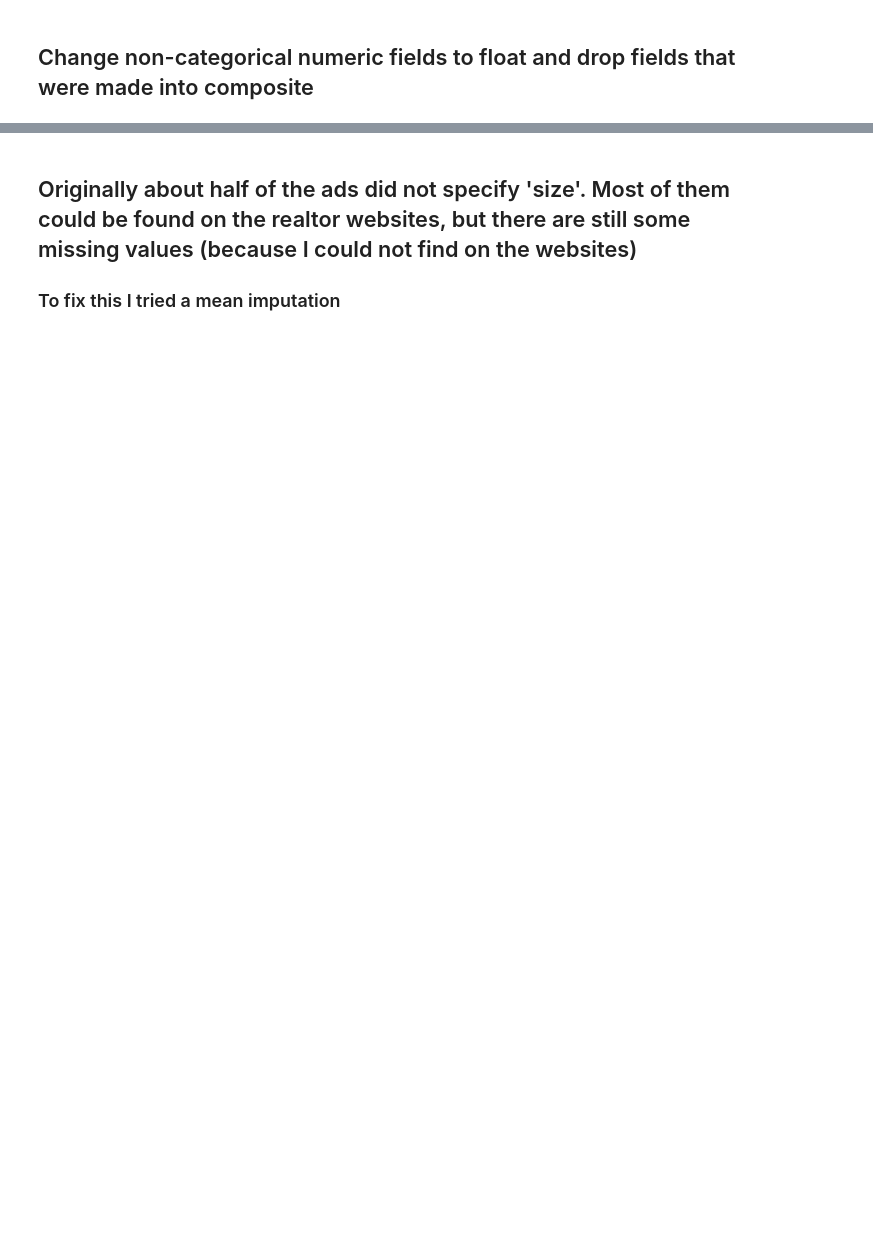
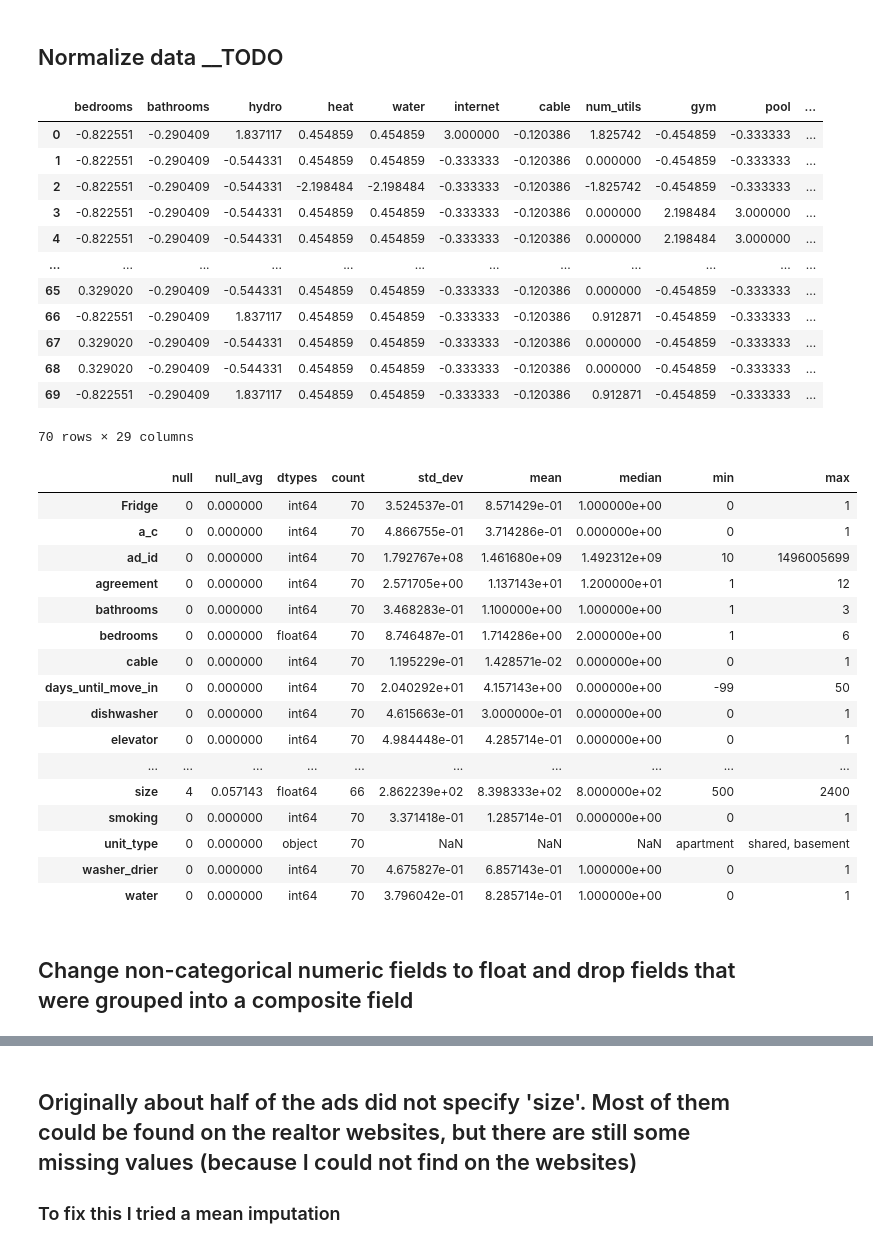
Before and after one commit to suarez96/apartment_regression, a Jupyter notebook: apartment.ipynb, the cells around one changed output, grey strips where cells are left out. Cells and saved outputs as stored; diff of their text form; code cells hidden in the pictures; blank space fills up the shorter version.

```diff
--- a/apartment.ipynb
+++ b/apartment.ipynb
@@ -77,7 +82,52 @@ float64     1
 object      1
 dtype: int64
+# %% [markdown]
+## Normalize data __TODO
+# %%
+from sklearn.preprocessing import StandardScaler
+categorical = ['ad_id', 'unit_type']
+cat = df.loc[:, categorical]
+num = df.drop(columns=categorical)
+norm = pd.concat([pd.DataFrame(StandardScaler().fit_transform(num), columns = num.columns), cat], axis = 1)
+display(norm)
+if NORMALIZE == True:
+    df = norm
+
+
+display(summary(df))
+# %% [output]
+|  | bedrooms | bathrooms | hydro | heat | water | internet | cable | num_utils | gym | pool | ... |
+| 0 | -0.822551 | -0.290409 | 1.837117 | 0.454859 | 0.454859 | 3.000000 | -0.120386 | 1.825742 | -0.454859 | -0.333333 | ... |
+| 1 | -0.822551 | -0.290409 | -0.544331 | 0.454859 | 0.454859 | -0.333333 | -0.120386 | 0.000000 | -0.454859 | -0.333333 | ... |
+| 2 | -0.822551 | -0.290409 | -0.544331 | -2.198484 | -2.198484 | -0.333333 | -0.120386 | -1.825742 | -0.454859 | -0.333333 | ... |
+| 3 | -0.822551 | -0.290409 | -0.544331 | 0.454859 | 0.454859 | -0.333333 | -0.120386 | 0.000000 | 2.198484 | 3.000000 | ... |
+| 4 | -0.822551 | -0.290409 | -0.544331 | 0.454859 | 0.454859 | -0.333333 | -0.120386 | 0.000000 | 2.198484 | 3.000000 | ... |
+| ... | ... | ... | ... | ... | ... | ... | ... | ... | ... | ... | ... |
+| 65 | 0.329020 | -0.290409 | -0.544331 | 0.454859 | 0.454859 | -0.333333 | -0.120386 | 0.000000 | -0.454859 | -0.333333 | ... |
+| 66 | -0.822551 | -0.290409 | 1.837117 | 0.454859 | 0.454859 | -0.333333 | -0.120386 | 0.912871 | -0.454859 | -0.333333 | ... |
+| 67 | 0.329020 | -0.290409 | -0.544331 | 0.454859 | 0.454859 | -0.333333 | -0.120386 | 0.000000 | -0.454859 | -0.333333 | ... |
+| 68 | 0.329020 | -0.290409 | -0.544331 | 0.454859 | 0.454859 | -0.333333 | -0.120386 | 0.000000 | -0.454859 | -0.333333 | ... |
+| 69 | -0.822551 | -0.290409 | 1.837117 | 0.454859 | 0.454859 | -0.333333 | -0.120386 | 0.912871 | -0.454859 | -0.333333 | ... |
+70 rows × 29 columns
+|  | null | null_avg | dtypes | count | std_dev | mean | median | min | max |
+| Fridge | 0 | 0.000000 | int64 | 70 | 3.524537e-01 | 8.571429e-01 | 1.000000e+00 | 0 | 1 |
+| a_c | 0 | 0.000000 | int64 | 70 | 4.866755e-01 | 3.714286e-01 | 0.000000e+00 | 0 | 1 |
+| ad_id | 0 | 0.000000 | int64 | 70 | 1.792767e+08 | 1.461680e+09 | 1.492312e+09 | 10 | 1496005699 |
+| agreement | 0 | 0.000000 | int64 | 70 | 2.571705e+00 | 1.137143e+01 | 1.200000e+01 | 1 | 12 |
+| bathrooms | 0 | 0.000000 | int64 | 70 | 3.468283e-01 | 1.100000e+00 | 1.000000e+00 | 1 | 3 |
+| bedrooms | 0 | 0.000000 | float64 | 70 | 8.746487e-01 | 1.714286e+00 | 2.000000e+00 | 1 | 6 |
+| cable | 0 | 0.000000 | int64 | 70 | 1.195229e-01 | 1.428571e-02 | 0.000000e+00 | 0 | 1 |
+| days_until_move_in | 0 | 0.000000 | int64 | 70 | 2.040292e+01 | 4.157143e+00 | 0.000000e+00 | -99 | 50 |
+| dishwasher | 0 | 0.000000 | int64 | 70 | 4.615663e-01 | 3.000000e-01 | 0.000000e+00 | 0 | 1 |
+| elevator | 0 | 0.000000 | int64 | 70 | 4.984448e-01 | 4.285714e-01 | 0.000000e+00 | 0 | 1 |
+| ... | ... | ... | ... | ... | ... | ... | ... | ... | ... |
+| size | 4 | 0.057143 | float64 | 66 | 2.862239e+02 | 8.398333e+02 | 8.000000e+02 | 500 | 2400 |
+| smoking | 0 | 0.000000 | int64 | 70 | 3.371418e-01 | 1.285714e-01 | 0.000000e+00 | 0 | 1 |
+| unit_type | 0 | 0.000000 | object | 70 | NaN | NaN | NaN | apartment | shared, basement |
+| washer_drier | 0 | 0.000000 | int64 | 70 | 4.675827e-01 | 6.857143e-01 | 1.000000e+00 | 0 | 1 |
+| water | 0 | 0.000000 | int64 | 70 | 3.796042e-01 | 8.285714e-01 | 1.000000e+00 | 0 | 1 |
 # %% [markdown]
-## Change non-categorical numeric fields to float and drop fields that were made into composite
+## Change non-categorical numeric fields to float and drop fields that were grouped into  a composite field
 # %%
 df = df.drop(columns = ['hydro', 'heat', 'water',
                    'internet', 'cable', 'gym', 'pool', 'elevator',
```
Also changed, not shown: parts of 26 cells of this notebook, 2 other files.
